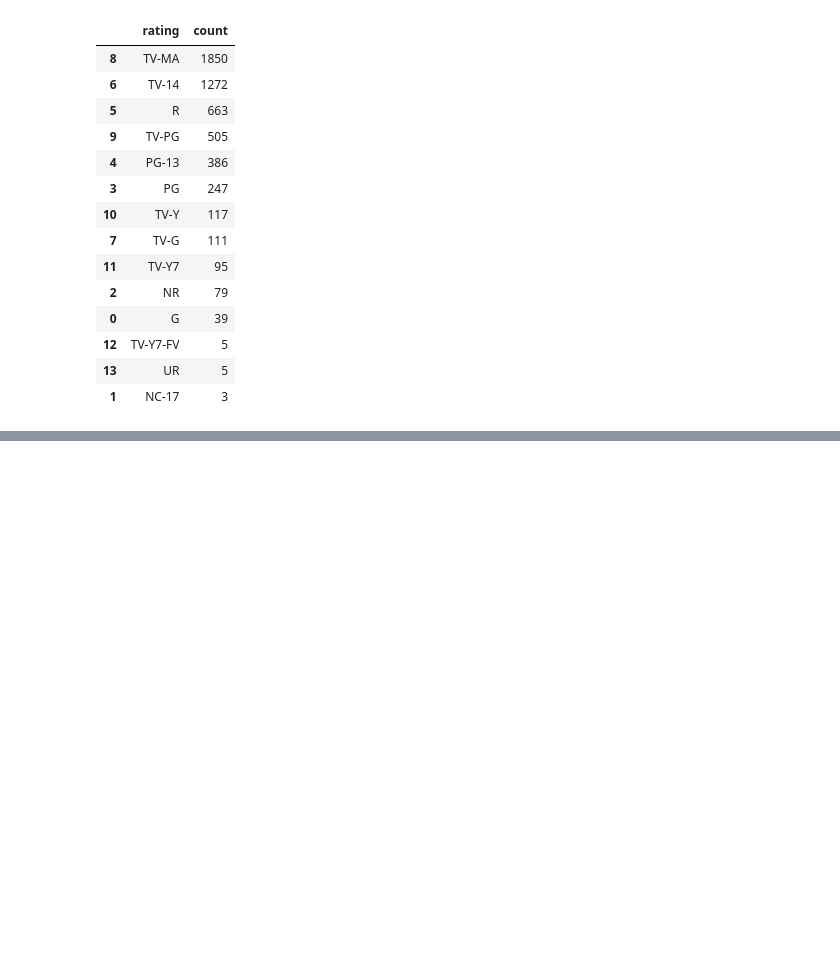
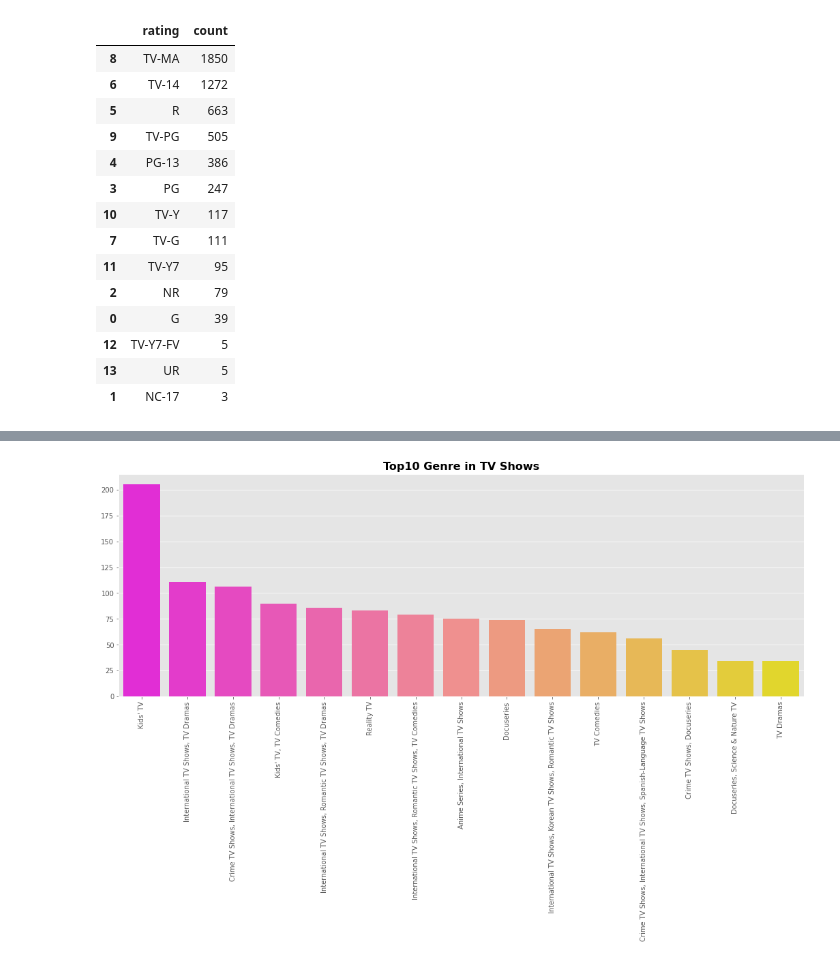
Before and after one commit to pankaj-beldar/Capstone_Project_04_Netflix_Movies_and_TV_Shows_Clustering, a Jupyter notebook: Capstone_Project_04_Netflix_Movies_and_TV_Shows_Clustering.ipynb, the cells around one changed output, grey strips where cells are left out. Saved outputs shown, nothing was run; the diff lists cells and outputs as text; code cells hidden in the pictures; blank space fills up the shorter version.

```diff
--- a/Capstone_Project_04_Netflix_Movies_and_TV_Shows_Clustering.ipynb
+++ b/Capstone_Project_04_Netflix_Movies_and_TV_Shows_Clustering.ipynb
@@ -626,0 +638,9 @@ Text(0.5, 1.0, 'Popular TV shows rating')
+# %%
+# Top 10 Genre in TV Shows
+plt.figure(figsize=(18,6))
+sns.barplot(x = tv_shows["listed_in"].value_counts().head(15).index,y = tv_shows["listed_in"].value_counts().head(15).values,palette="spring")
+plt.xticks(rotation=90)
+plt.title("Top10 Genre in TV Shows",size='16',fontweight="bold")
+plt.show()
+# %% [output]
+[figure, added]
```
Also changed, not shown: parts of 4 cells of this notebook.
